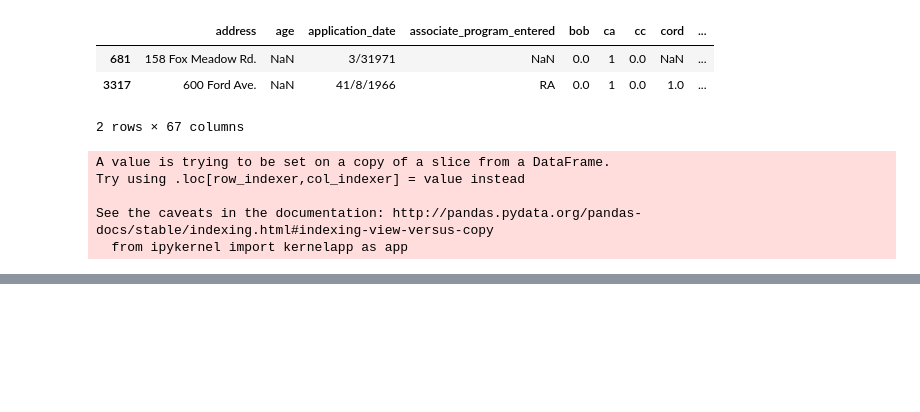
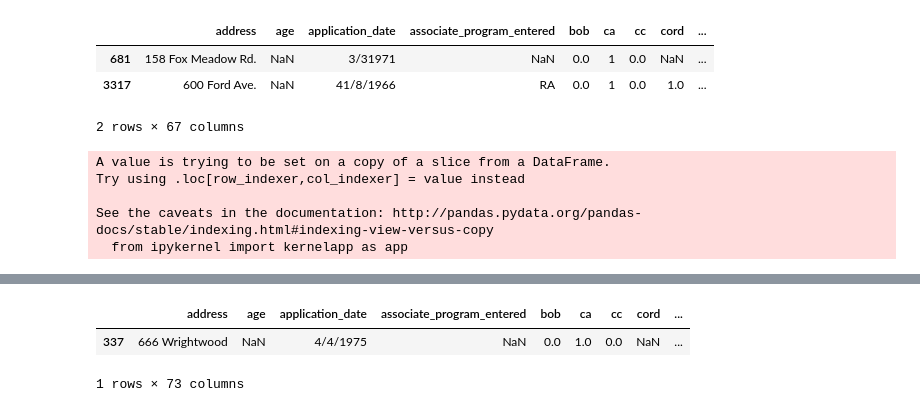
Before and after one commit to Lrraymond13/yellow_beret, a Jupyter notebook: Compile Application Card Raw Data, Dedup and Standardize.ipynb, the cells around one changed output, grey strips where cells are left out. Saved outputs shown, nothing was run; the diff lists cells and outputs as text; code cells hidden in the pictures; blank space fills up the shorter version.

```diff
--- a/Compile Application Card Raw Data, Dedup and Standardize.ipynb
+++ b/Compile Application Card Raw Data, Dedup and Standardize.ipynb
@@ -339,5 +391,9 @@ unique_apps_df.to_pickle(os.path.join(CARD_DATA_DIR, 'deduped_applicants.p'))
 # %%
 g1 = list(all_app_grouped)[0][1]
 # %%
+
+g1 = all_app_grouped.get_group(('HARLOW JR', '1971-02-28'))
 g2 = all_app_grouped.get_group(('ALEXANDER', '1969-04-08'))
 g3 = all_app_grouped.get_group(('DRACHMAN', '1958-11-01'))
+g4 = all_app_grouped.get_group(('SACKS', '4/21/1967'))
+g5 = all_app_grouped.get_group(('ZIVIN', '4/4/1975'))
@@ -367,0 +400,6 @@ group by first name
+# %%
+g5
+# %% [output]
+|  | address | age | application_date | associate_program_entered | bob | ca | cc | cord | ... |
+| 337 | 666 Wrightwood | NaN | 4/4/1975 | NaN | 0.0 | 1.0 | 0.0 | NaN | ... |
+1 rows × 73 columns
```
Also changed, not shown: parts of 8 cells of this notebook.
